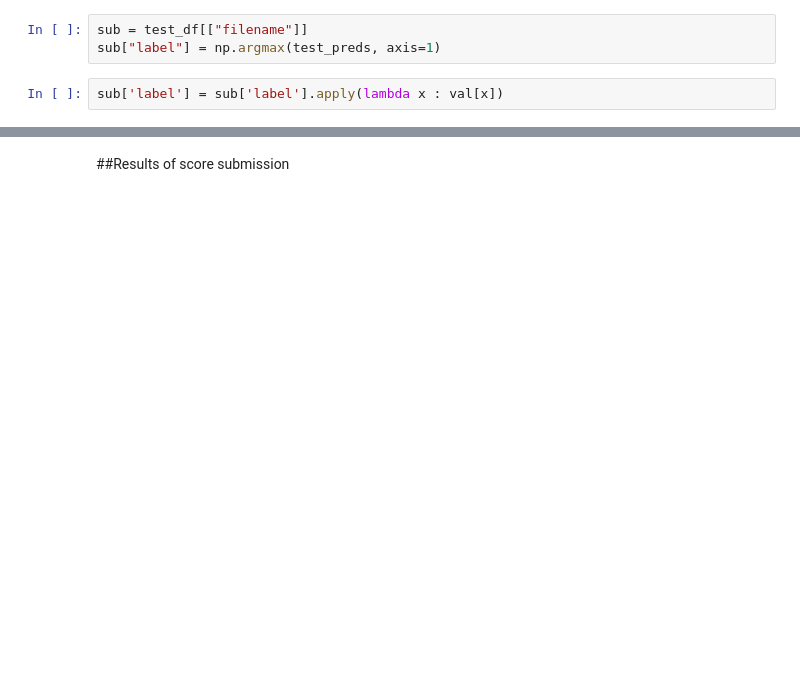
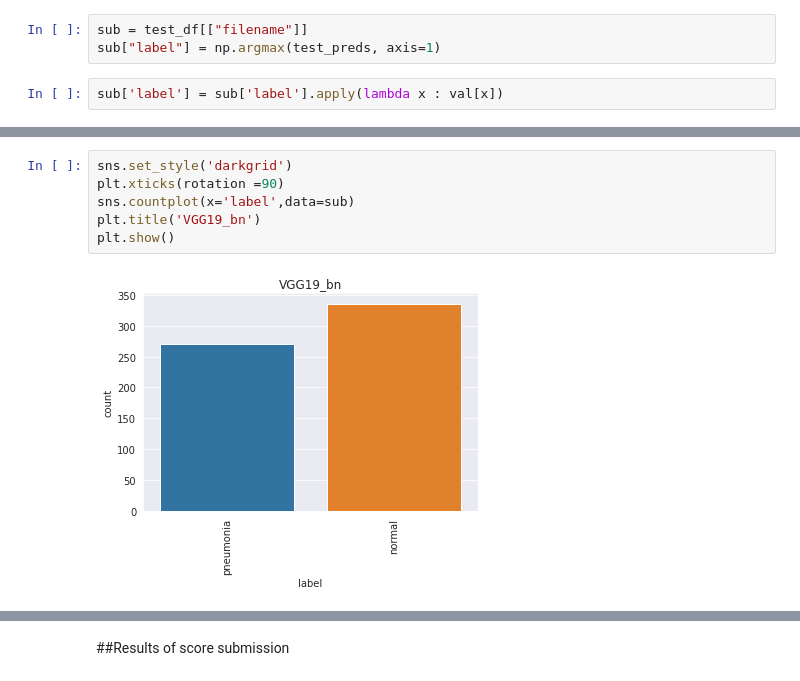
Before and after one commit to plaban1981/Dphi_hackathon, a Jupyter notebook: Pneumonia_Classification_Challenge.ipynb, the cells around one changed output, grey strips where cells are left out. Saved outputs shown, nothing was run; the diff lists cells and outputs as text; blank space fills up the shorter version.

```diff
--- a/Pneumonia_Classification_Challenge.ipynb
+++ b/Pneumonia_Classification_Challenge.ipynb
@@ -568 +605,9 @@ plt.show()
+# %%
+sns.set_style('darkgrid')
+plt.xticks(rotation =90)
+sns.countplot(x='label',data=sub)
+plt.title('VGG19_bn')
+plt.show()
+# %% [output]
+[figure, added]
 # %%
```
Also changed, not shown: parts of 11 cells of this notebook.
